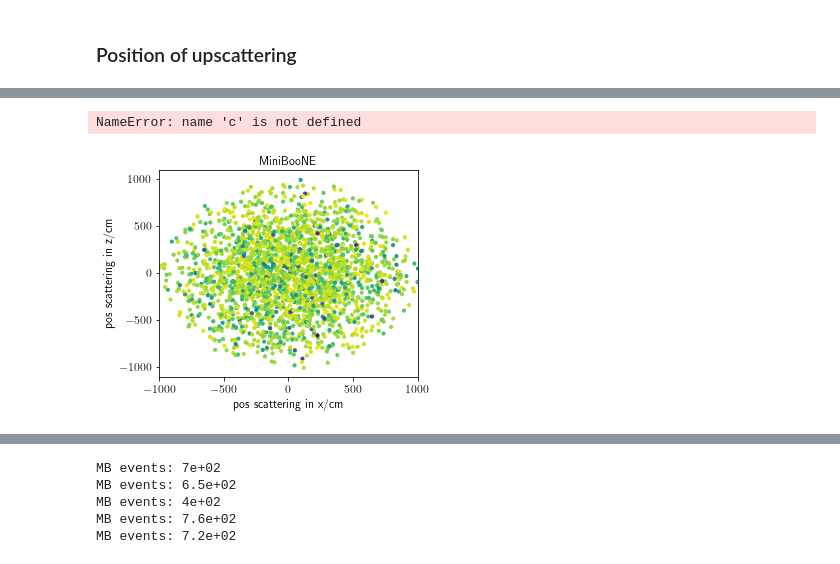
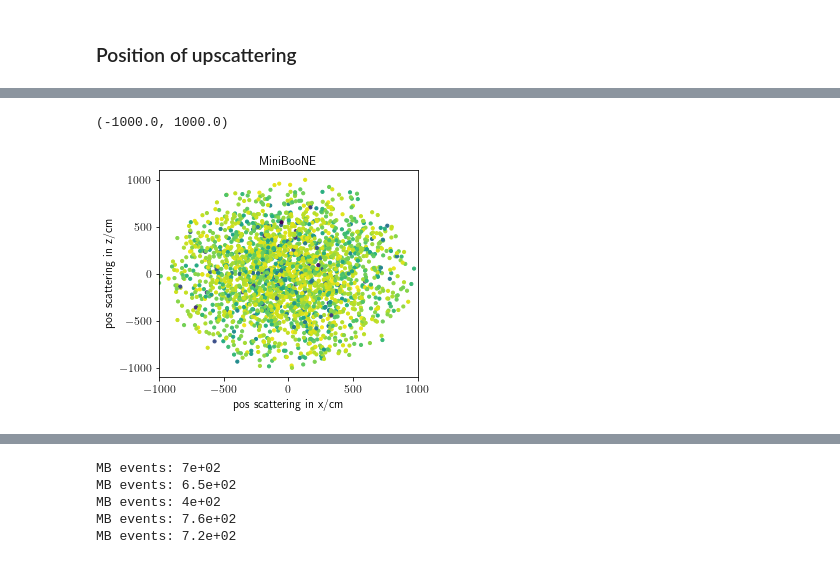
Before and after one commit to mhostert/DarkNews-generator, a Jupyter notebook: examples/microboone_study.ipynb, the cells around one changed output, grey strips where cells are left out. Drawn from its saved outputs; the diff is of its cells as text; code cells hidden in the pictures.

```diff
--- a/examples/microboone_study.ipynb
+++ b/examples/microboone_study.ipynb
@@ -200,26 +204,26 @@ ax.set_ylim(ht.min(),ht.max()*1.3)
 # %%
 fig, ax = dn.plot_tools.std_fig()
 df = final_dfs[2]
 dirt_mask = (df['pos_scatt','3']<-610) #& (-1e4<df['pos_scatt','3'])
 position_x = df['pos_scatt','2']
 position_y = df['pos_scatt','1']
 
 _ = ax.scatter(position_x[dirt_mask], position_y[dirt_mask], c=np.log10(df['w_event_rate'][dirt_mask]),
                 label='dirt', s=10)
 # c = ax.scatter(position_x, position_y, c=df['reco_w'],
 #                 label='dirt', s=10)
 
 ax.set_title("MiniBooNE")
 # ax.legend(loc='upper left', frameon=False)
 ax.set_xlabel("pos scattering in x/cm")
 ax.set_ylabel("pos scattering in z/cm")
 # ax.set_ylabel("events")
 ax.set_xlim(-1000,1000)
-fig.colorbar(c)
+# fig.colorbar(c)
 # ax.set_ylim(position_y.min()/1.3,position_y.max()*1.3)
 # %% [output]
-NameError: name 'c' is not defined
+(-1000.0, 1000.0)
-[figure, old version]
+[figure, new version]
 # %%
 # df = final_dfs[2]
 # dirt_mask = (df['pos_scatt','3']<-610)
```
Also changed, not shown: parts of 9 cells of this notebook, 8 other files.
